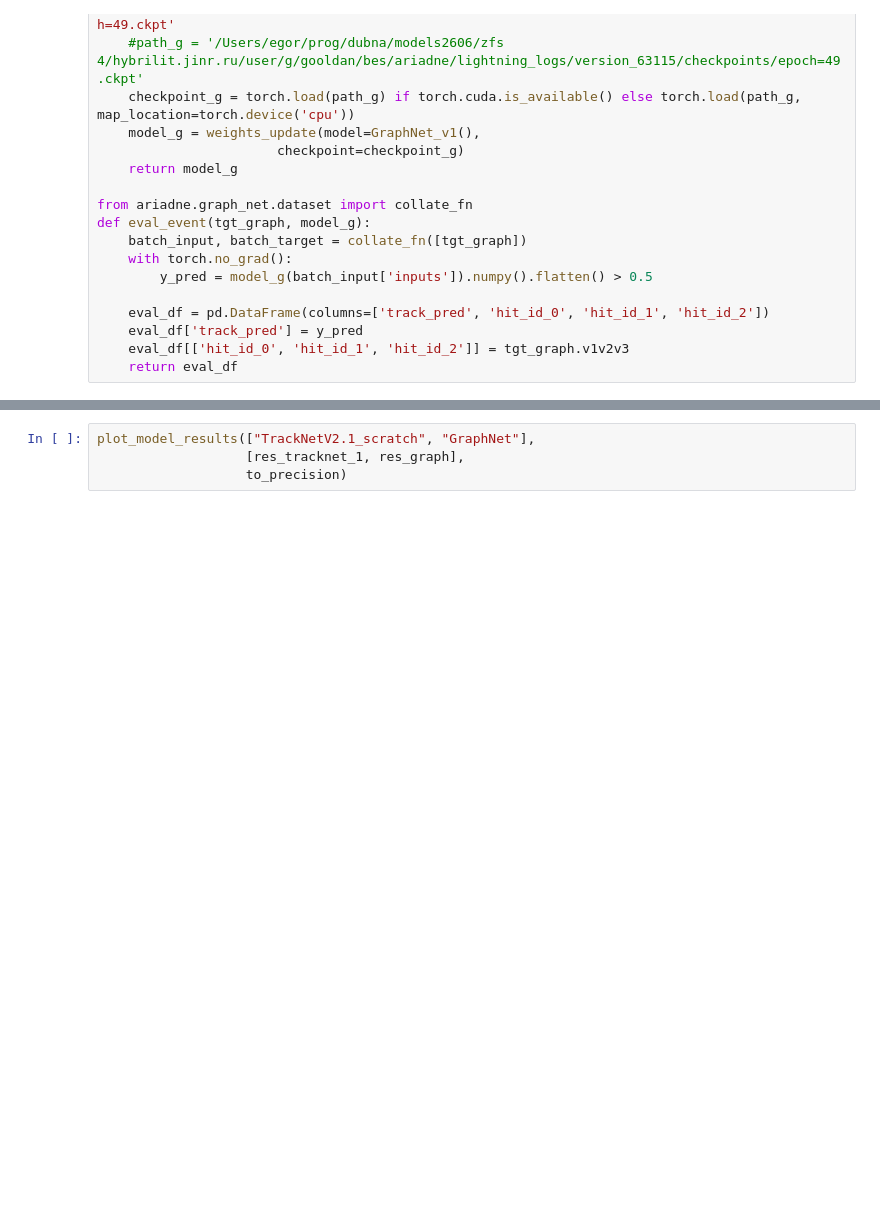
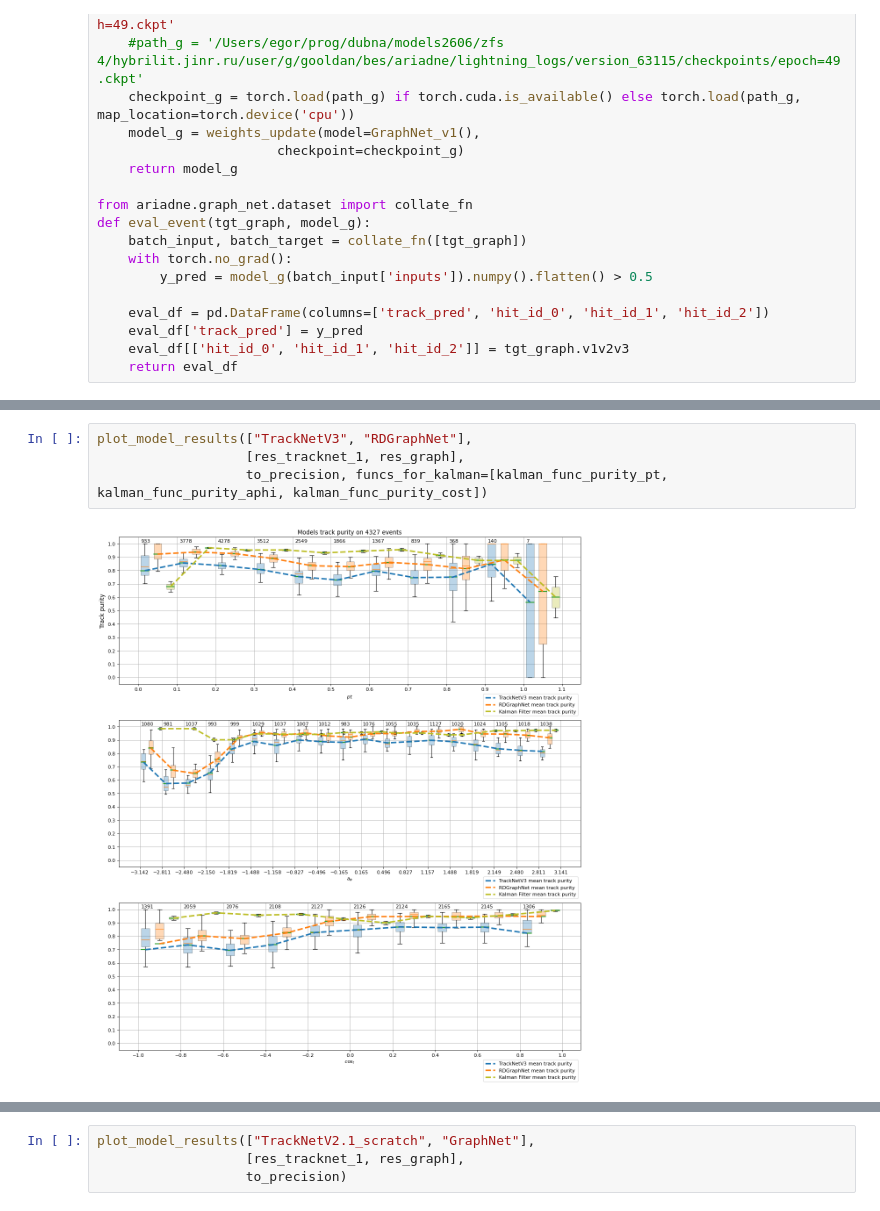
Before and after one commit to t3hseus/ariadne, a Jupyter notebook: notebooks/graphnet_tracknet_eval_last_results.ipynb, the cells around one changed output, grey strips where cells are left out. Cells and saved outputs as stored; diff of their text form; blank space fills up the shorter version.

Commit message:
with kalman

```diff
--- a/notebooks/graphnet_tracknet_eval_last_results.ipynb
+++ b/notebooks/graphnet_tracknet_eval_last_results.ipynb
@@ -1027,2 +1141,8 @@ def plot_model_results(model_names, model_results_arr, mode_func):
     plt.show()
     pass
+# %%
+plot_model_results(["TrackNetV3", "RDGraphNet"],
+                   [res_tracknet_1, res_graph],
+                   to_precision, funcs_for_kalman=[kalman_func_purity_pt, kalman_func_purity_aphi, kalman_func_purity_cost])
+# %% [output]
+[figure, added]
```
Also changed, not shown: parts of 7 cells of this notebook.
